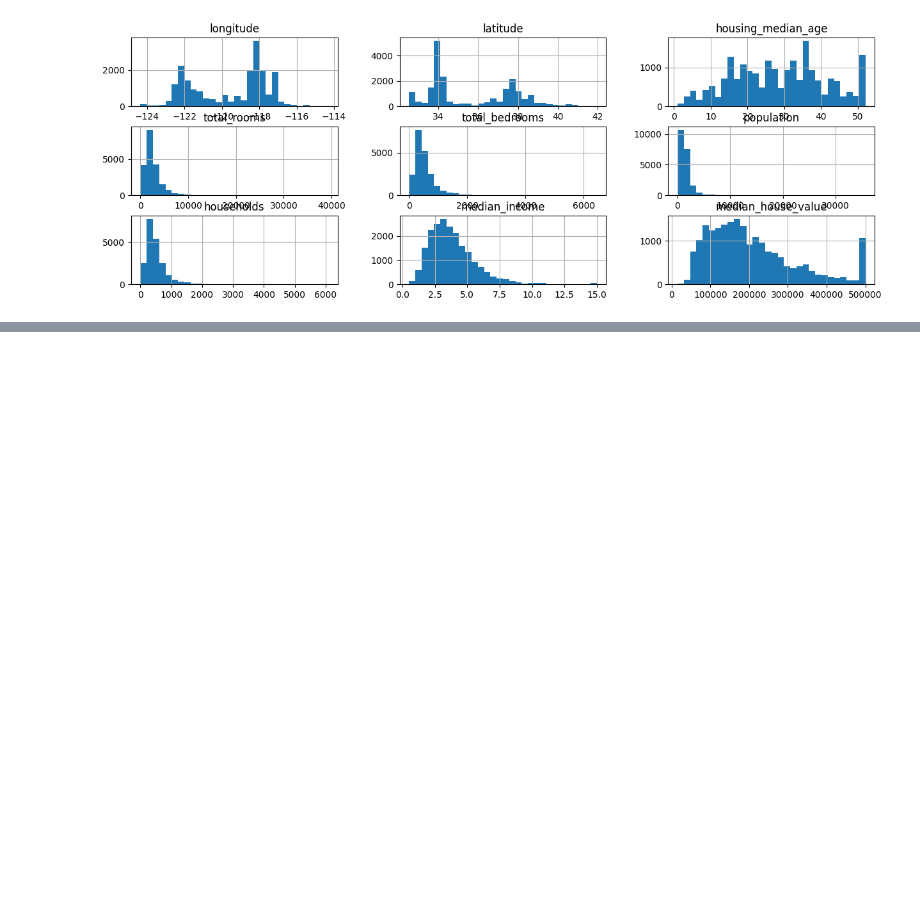
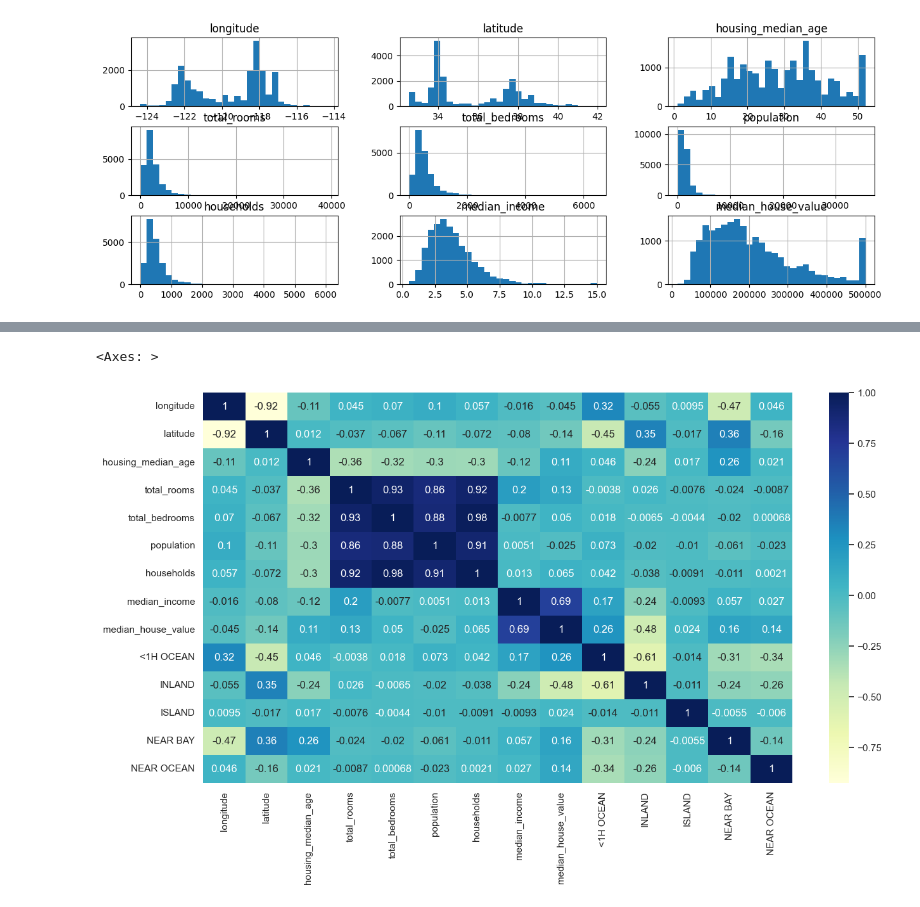
Before and after one commit to juanarbol/domestika-ai, a Jupyter notebook: california-housing/test-notebook.ipynb, the cells around one changed output, grey strips where cells are left out. Drawn from its saved outputs; the diff is of its cells as text; code cells hidden in the pictures; blank space fills up the shorter version.

```diff
--- a/california-housing/test-notebook.ipynb
+++ b/california-housing/test-notebook.ipynb
@@ -81,0 +75,6 @@ ValueError: Could not interpret value `median_hours` for `hue`. An entry with th
+# %%
+clean_data = data.dropna()
+# Dummies / One-hot encoding
+clean_data.info()
+
+dummies = pd.get_dummies(clean_data["ocean_proximity"], dtype=int)
@@ -81,0 +99,12 @@ ValueError: Could not interpret value `median_hours` for `hue`. An entry with th
+# %%
+clean_data = clean_data.join(dummies)
+# %%
+clean_data = clean_data.drop(["ocean_proximity"], axis=1)
+# %%
+clean_data.corr()
+
+sb.set(rc={'figure.figsize': (15,8)})
+sb.heatmap(clean_data.corr(), annot=True, cmap="YlGnBu")
+# %% [output]
+<Axes: >
+[figure, added]
```
Also changed, not shown: parts of 3 cells of this notebook, 13 other files.
